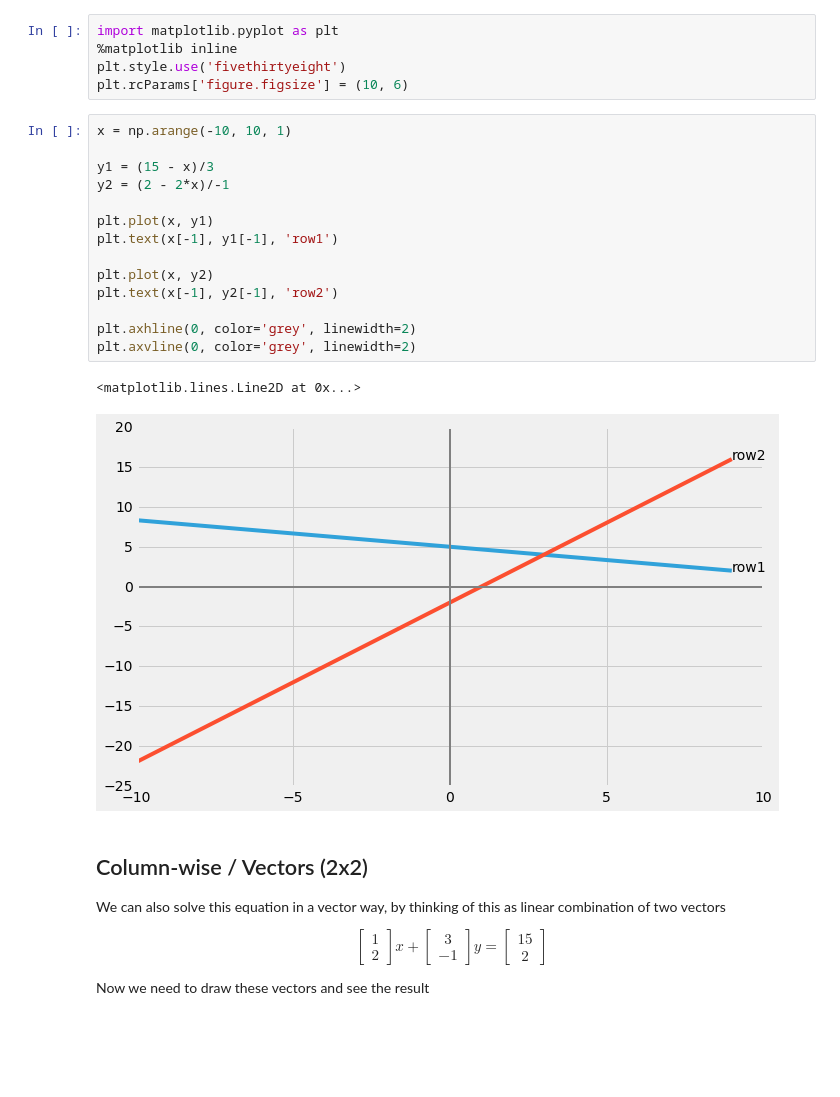
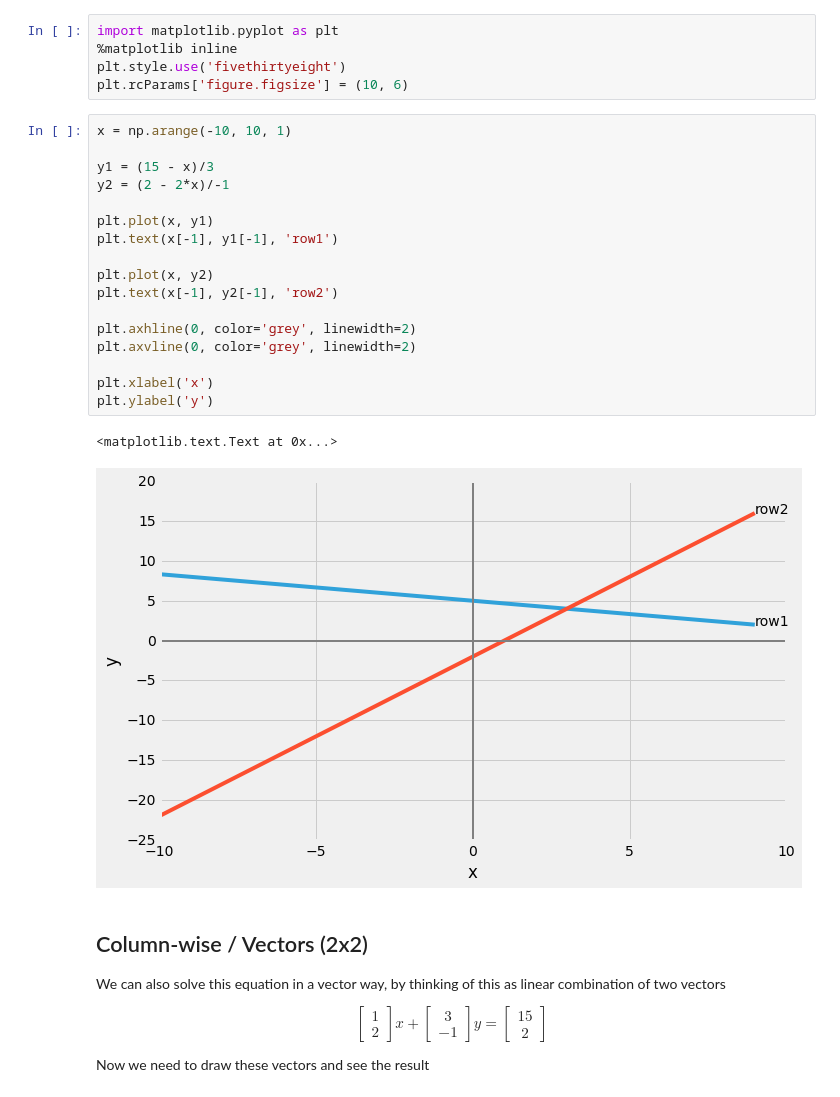
Before and after one commit to amitkaps/hackermath, a Jupyter notebook: Module_2_linear_algebra.ipynb, the cells around one changed output. Saved outputs shown, nothing was run; the diff lists cells and outputs as text; blank space fills up the shorter version.

```diff
--- a/Module_2_linear_algebra.ipynb
+++ b/Module_2_linear_algebra.ipynb
@@ -51,20 +51,23 @@ plt.rcParams['figure.figsize'] = (10, 6)
 # %%
 x = np.arange(-10, 10, 1)
 
 y1 = (15 - x)/3
 y2 = (2 - 2*x)/-1
 
 plt.plot(x, y1)
 plt.text(x[-1], y1[-1], 'row1')
 
 plt.plot(x, y2)
 plt.text(x[-1], y2[-1], 'row2')
 
 plt.axhline(0, color='grey', linewidth=2)
 plt.axvline(0, color='grey', linewidth=2)
+
+plt.xlabel('x')
+plt.ylabel('y')
 # %% [output]
-<matplotlib.lines.Line2D at 0x...>
+<matplotlib.text.Text at 0x...>
-[figure, old version]
+[figure, new version]
 # %% [markdown]
 ## Column-wise  / Vectors (2x2)
 
```
Also changed, not shown: parts of 32 cells of this notebook, 3 other files.
